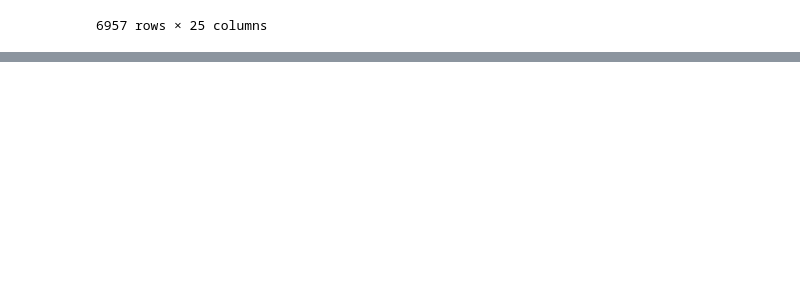
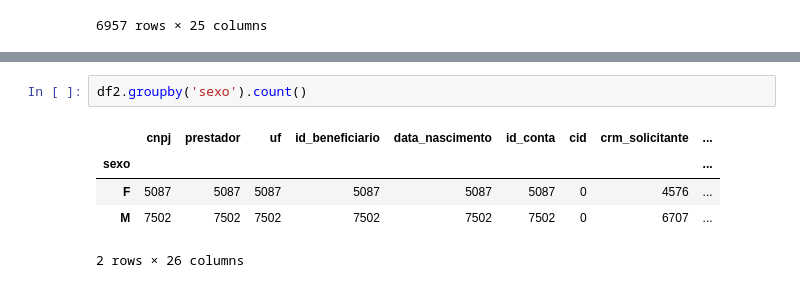
Before and after one commit to Phillipe42/hackaturing2018, a Jupyter notebook: phillipe_jupyter.ipynb, the cells around one changed output, grey strips where cells are left out. Saved outputs shown, nothing was run; the diff lists cells and outputs as text; blank space fills up the shorter version.

```diff
--- a/phillipe_jupyter.ipynb
+++ b/phillipe_jupyter.ipynb
@@ -228,0 +339,8 @@ df_orizon_pra_glosa.groupby(['valor_item_unitario', 'descricao_despesa']).count(
+# %%
+df2.groupby('sexo').count()
+# %% [output]
+|  | cnpj | prestador | uf | id_beneficiario | data_nascimento | id_conta | cid | crm_solicitante | ... |
+| sexo |  |  |  |  |  |  |  |  | ... |
+| F | 5087 | 5087 | 5087 | 5087 | 5087 | 5087 | 0 | 4576 | ... |
+| M | 7502 | 7502 | 7502 | 7502 | 7502 | 7502 | 0 | 6707 | ... |
+2 rows × 26 columns
```
Also changed, not shown: parts of 8 cells of this notebook.
